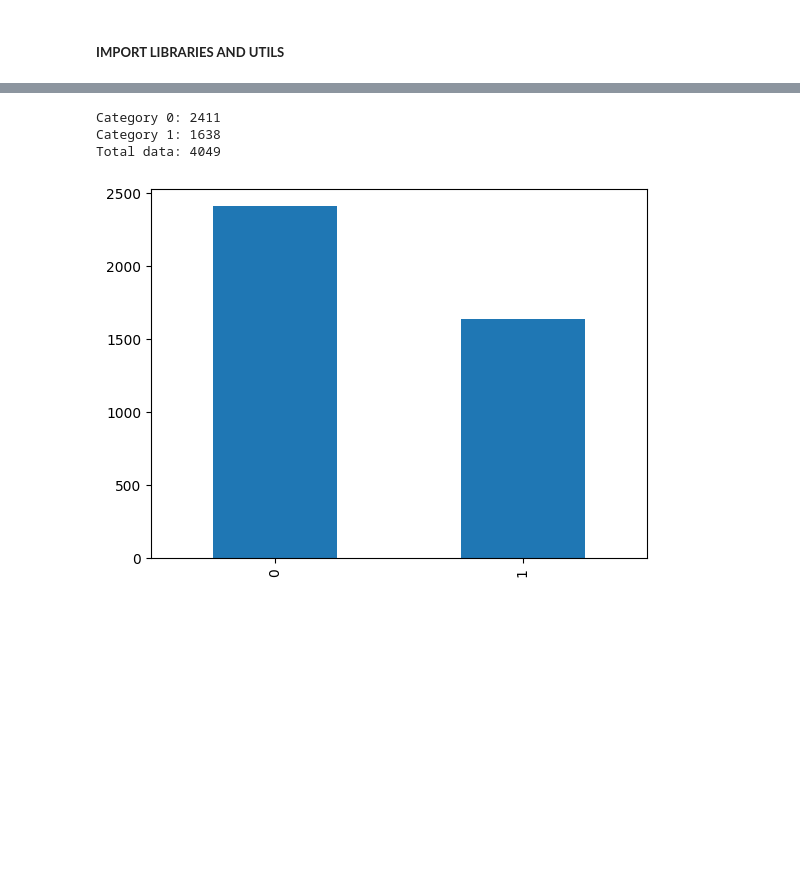
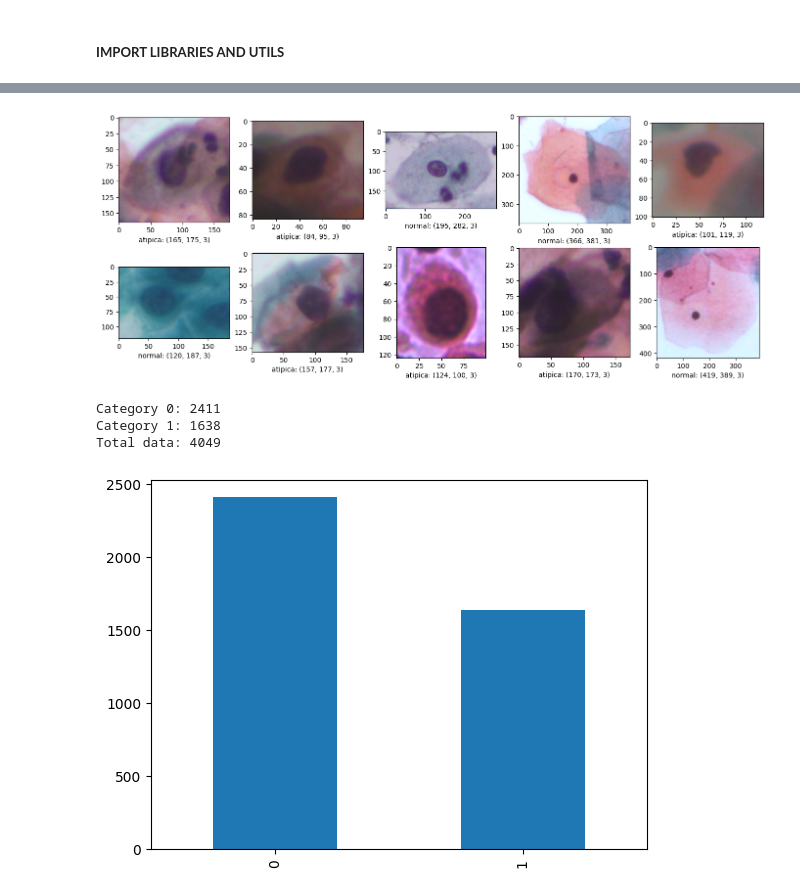
Before and after one commit to marinagoju/CNN_Cervical_Cancer, a Jupyter notebook: src/notebooks/ML_main.ipynb, the cells around one changed output, grey strips where cells are left out. Drawn from its saved outputs; the diff is of its cells as text; code cells hidden in the pictures; blank space fills up the shorter version.

```diff
--- a/src/notebooks/ML_main.ipynb
+++ b/src/notebooks/ML_main.ipynb
@@ -48,2 +53,15 @@ df_modelo
 4049 rows × 2 columns
+# %%
+## IMAGENES DEL DATASET
+
+tags = ['normal','atipica']
+plt.figure(figsize=(17,17))
+for i in range(10):
+    image_name = random.choice(files)
+    image = imread(DATA_PATH + image_name)
+    plt.subplot(5,5, i + 1)
+    plt.imshow(image)
+    plt.xlabel(f"normal: {image.shape}" if'normal' in image_name else f"atipica: {image.shape}")
+# %% [output]
+[figure, added]
 # %%
```
Also changed, not shown: parts of 50 cells of this notebook, 3 other files.
